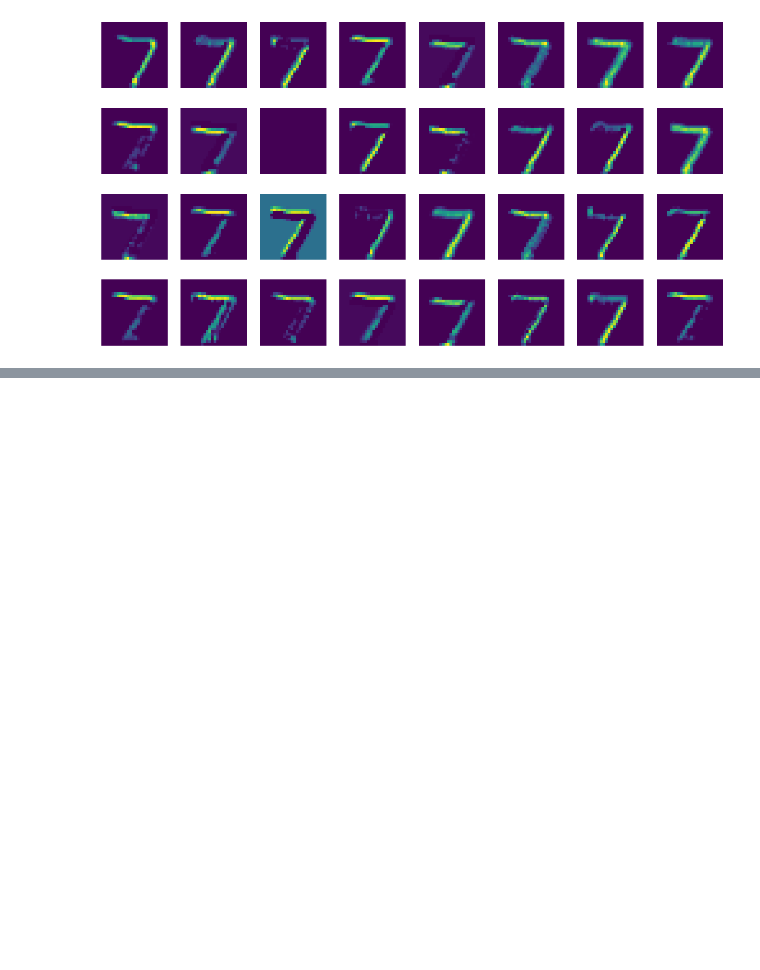
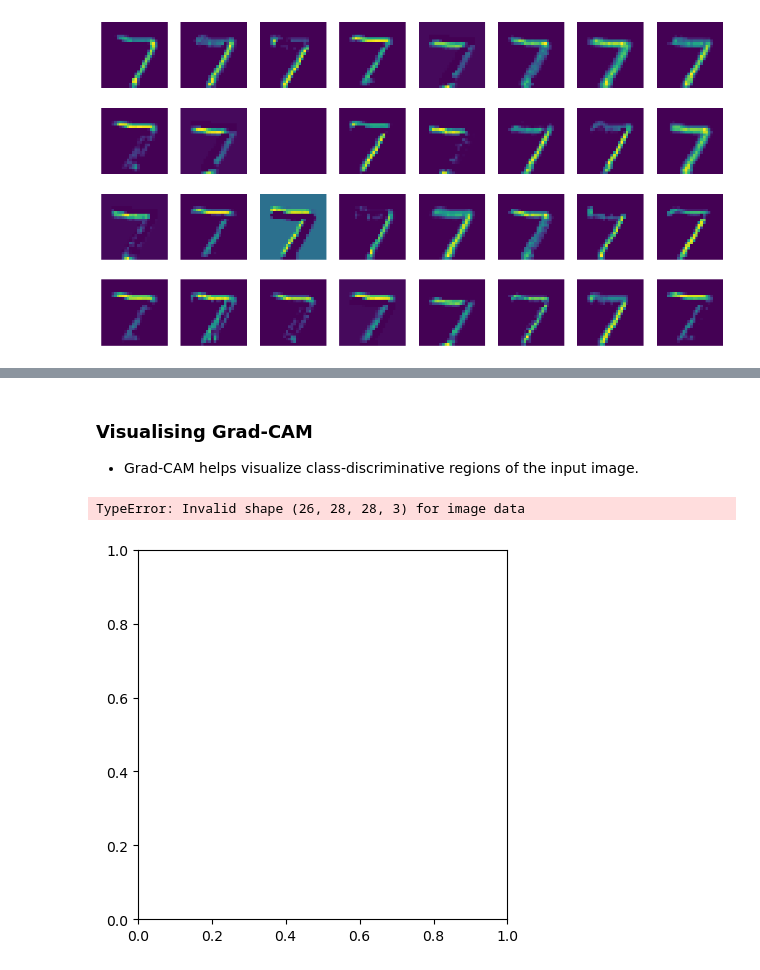
Before and after one commit to hanzalaareeb/Learning_CNN, a Jupyter notebook: CNN Edge detection.ipynb, the cells around one changed output, grey strips where cells are left out. Cells and saved outputs as stored; diff of their text form; code cells hidden in the pictures; blank space fills up the shorter version.

Commit message:
added grad_cam to the previouse model

```diff
--- a/CNN Edge detection.ipynb
+++ b/CNN Edge detection.ipynb
@@ -112,0 +144,16 @@ plt.show()
+# %%
+# Fully connected layers
+model.add(layers.Flatten())
+model.add(layers.Dense(128, activation='relu'))
+model.add(layers.Dropout(0.5))
+model.add(layers.Dense(10, activation='softmax'))
+
+model.compile(optimizer='adam',
+             loss='sparse_categorical_crossentropy',
+             metrics=['accuracy'])
+# %%
+# Train the model with data agumentation
+
+model.fit(datagen.flow(train_image, train_labels, batch_size=64),
+           epochs=10,
+           validation_data= (test_image, test_labels))
@@ -112,0 +182,52 @@ plt.show()
+# %% [markdown]
+### Visualising Grad-CAM
+- Grad-CAM helps visualize class-discriminative regions of the input image.
+# %%
+def get_gradcam_model(model, layer_name):
+    grad_model = tf.keras.models.Model(
+        [model.inputs],
+        [model.get_layer(layer_name).output, model.output]
+    )
+    return grad_model
+
+def compute_gradcam(input_image, grad_model, pred_index=None):
+    with tf.GradientTape() as tape:
+        conv_outputs, predictions = grad_model(input_image)
+        if pred_index is None:
+            pred_index = tf.argmax(predictions[0])
+        class_channel = predictions[:, pred_index]
+
+    grads = tape.gradient(class_channel, conv_outputs)
+    pooled_grads = tf.reduce_mean(grads, axis=(0, 1, 2))
+    conv_outputs = conv_outputs[0]
+    heatmap = conv_outputs @ pooled_grads[..., tf.newaxis]
+    heatmap = tf.squeeze(heatmap)
+    heatmap = tf.maximum(heatmap, 0) / tf.math.reduce_max(heatmap)
+    return heatmap.numpy()
+
+def plot_gradcam(heatmap, image):
+    heatmap = np.uint8(255 * heatmap)
+    heatmap = np.expand_dims(heatmap, axis=-1)
+    jet = plt.get_cmap("jet")
+    jet_heatmap = jet(np.arange(256))[:, :3]
+    jet_heatmap = jet_heatmap[heatmap]
+    jet_heatmap = tf.image.resize(jet_heatmap, size=(28, 28))
+    superimposed_img = jet_heatmap * 0.4 + image
+    plt.imshow(superimposed_img / 255)
+    plt.axis('off')
+    plt.show()
+
+# Get Grad-CAM model
+gradcam_model = get_gradcam_model(model, 'conv2d_4')
+
+# Get test image
+test_image = test_images[0].reshape(1, 28, 28, 1)
+
+# Compute Grad-CAM heatmap
+heatmap = compute_gradcam(test_image, gradcam_model)
+
+# Plot Grad-CAM
+plot_gradcam(heatmap, test_images[0])
+# %% [output]
+TypeError: Invalid shape (26, 28, 28, 3) for image data
+[figure, added]
```
Also changed, not shown: parts of 6 cells of this notebook.
